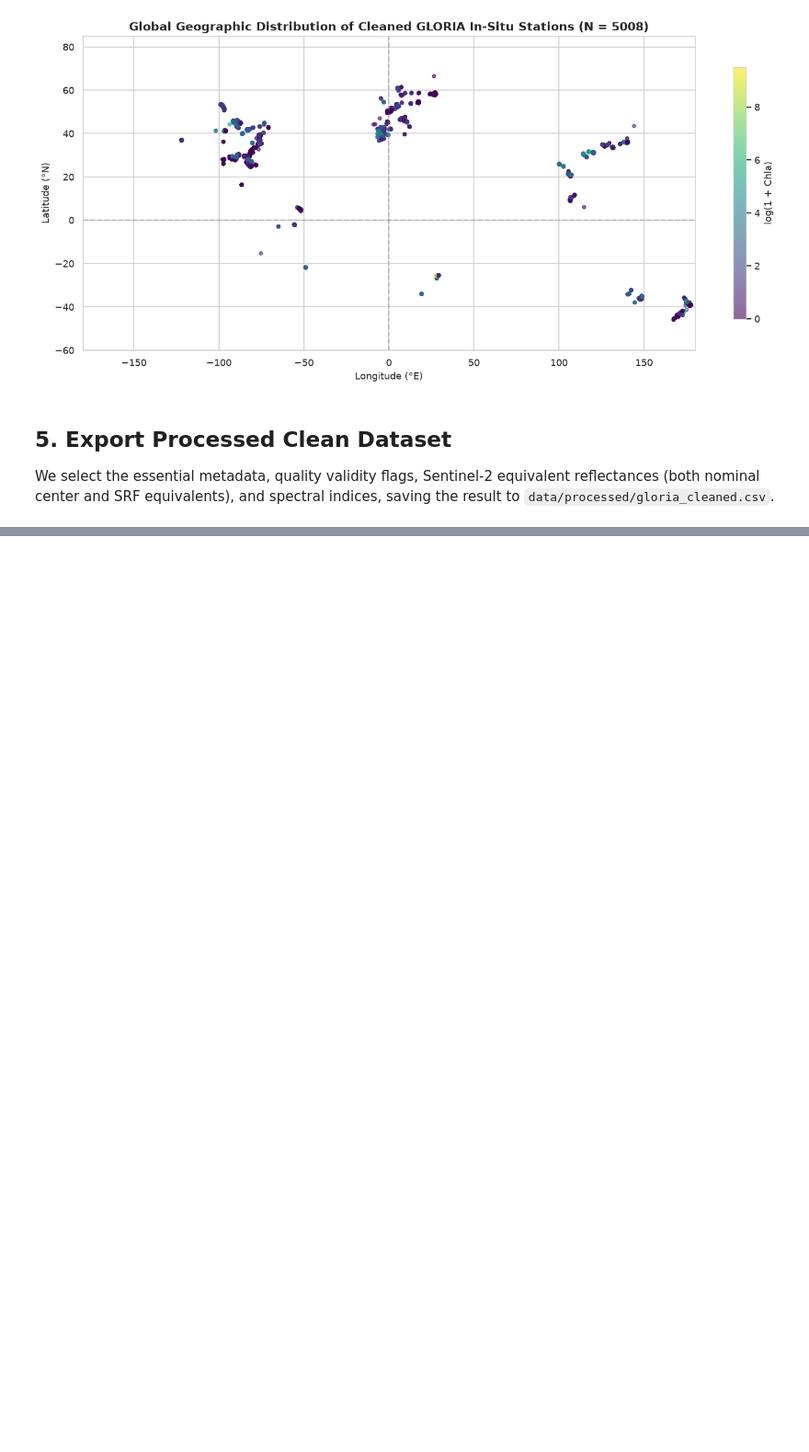
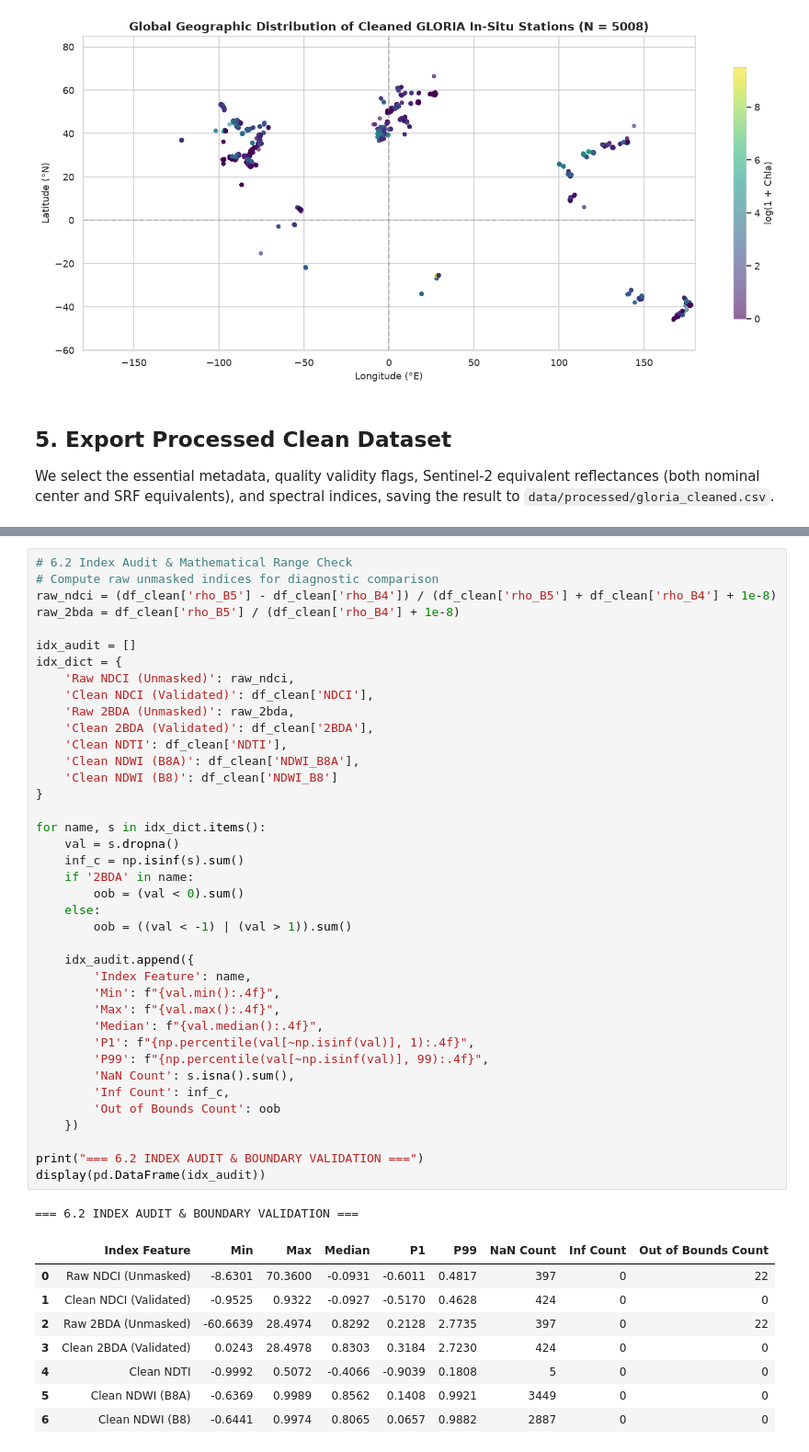
Before and after one commit to somyapurohit175-rgb/miniproject2026, a Jupyter notebook: ml/01_gloria_eda.ipynb, the cells around one changed output, grey strips where cells are left out. Shown at 92% size. Cells and saved outputs as stored; diff of their text form; blank space fills up the shorter version.

```diff
--- a/ml/01_gloria_eda.ipynb
+++ b/ml/01_gloria_eda.ipynb
@@ -383,0 +442,49 @@ First 3 rows of processed dataset:
+# %%
+# 6.2 Index Audit & Mathematical Range Check
+# Compute raw unmasked indices for diagnostic comparison
+raw_ndci = (df_clean['rho_B5'] - df_clean['rho_B4']) / (df_clean['rho_B5'] + df_clean['rho_B4'] + 1e-8)
+raw_2bda = df_clean['rho_B5'] / (df_clean['rho_B4'] + 1e-8)
+
+idx_audit = []
+idx_dict = {
+    'Raw NDCI (Unmasked)': raw_ndci,
+    'Clean NDCI (Validated)': df_clean['NDCI'],
+    'Raw 2BDA (Unmasked)': raw_2bda,
+    'Clean 2BDA (Validated)': df_clean['2BDA'],
+    'Clean NDTI': df_clean['NDTI'],
+    'Clean NDWI (B8A)': df_clean['NDWI_B8A'],
+    'Clean NDWI (B8)': df_clean['NDWI_B8']
+}
+
+for name, s in idx_dict.items():
+    val = s.dropna()
+    inf_c = np.isinf(s).sum()
+    if '2BDA' in name:
+        oob = (val < 0).sum()
+    else:
+        oob = ((val < -1) | (val > 1)).sum()
+
+    idx_audit.append({
+        'Index Feature': name,
+        'Min': f"{val.min():.4f}",
+        'Max': f"{val.max():.4f}",
+        'Median': f"{val.median():.4f}",
+        'P1': f"{np.percentile(val[~np.isinf(val)], 1):.4f}",
+        'P99': f"{np.percentile(val[~np.isinf(val)], 99):.4f}",
+        'NaN Count': s.isna().sum(),
+        'Inf Count': inf_c,
+        'Out of Bounds Count': oob
+    })
+
+print("=== 6.2 INDEX AUDIT & BOUNDARY VALIDATION ===")
+display(pd.DataFrame(idx_audit))
+# %% [output]
+=== 6.2 INDEX AUDIT & BOUNDARY VALIDATION ===
+|  | Index Feature | Min | Max | Median | P1 | P99 | NaN Count | Inf Count | Out of Bounds Count |
+| 0 | Raw NDCI (Unmasked) | -8.6301 | 70.3600 | -0.0931 | -0.6011 | 0.4817 | 397 | 0 | 22 |
+| 1 | Clean NDCI (Validated) | -0.9525 | 0.9322 | -0.0927 | -0.5170 | 0.4628 | 424 | 0 | 0 |
+| 2 | Raw 2BDA (Unmasked) | -60.6639 | 28.4974 | 0.8292 | 0.2128 | 2.7735 | 397 | 0 | 22 |
+| 3 | Clean 2BDA (Validated) | 0.0243 | 28.4978 | 0.8303 | 0.3184 | 2.7230 | 424 | 0 | 0 |
+| 4 | Clean NDTI | -0.9992 | 0.5072 | -0.4066 | -0.9039 | 0.1808 | 5 | 0 | 0 |
+| 5 | Clean NDWI (B8A) | -0.6369 | 0.9989 | 0.8562 | 0.1408 | 0.9921 | 3449 | 0 | 0 |
+| 6 | Clean NDWI (B8) | -0.6441 | 0.9974 | 0.8065 | 0.0657 | 0.9882 | 2887 | 0 | 0 |
```
Also changed, not shown: parts of 14 cells of this notebook, 1 other file.
